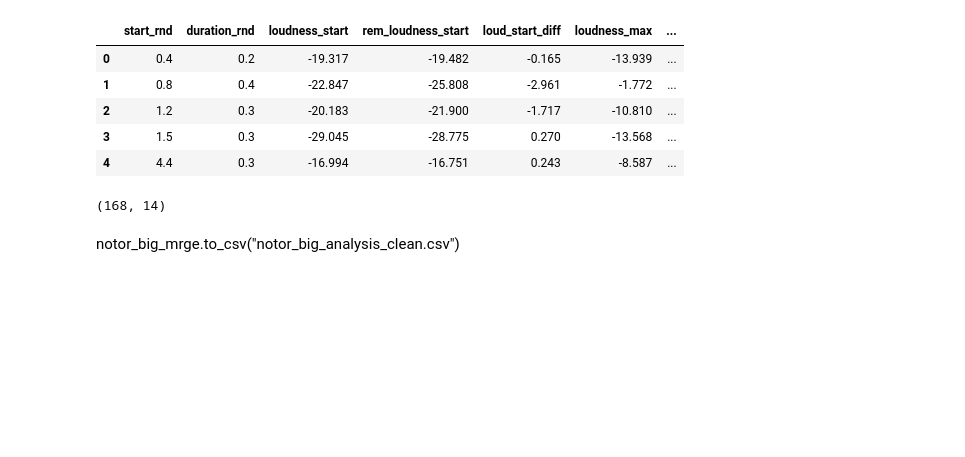
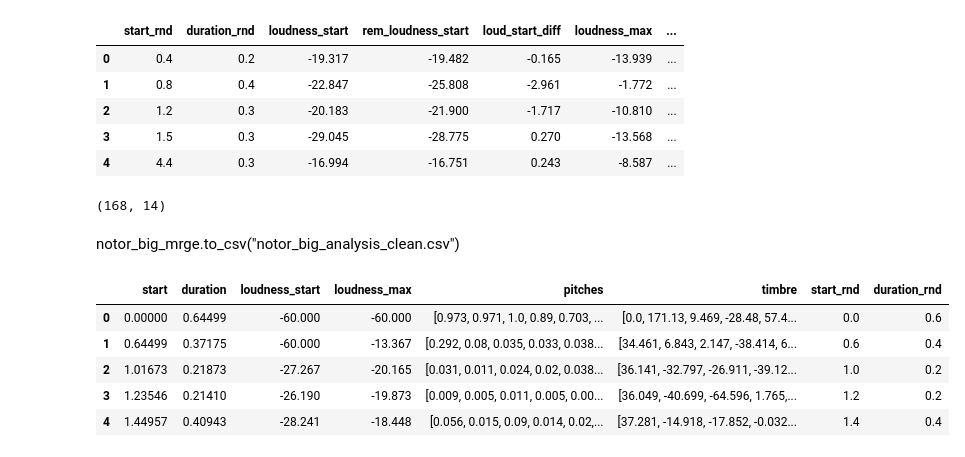
Before and after one commit to adamtsuch21/nss_capstone, a Jupyter notebook: notebooks/capstone_clean_data.ipynb, the cells around one changed output. Cells and saved outputs as stored; diff of their text form; code cells hidden in the pictures; blank space fills up the shorter version.

```diff
--- a/notebooks/capstone_clean_data.ipynb
+++ b/notebooks/capstone_clean_data.ipynb
@@ -184,3 +182,14 @@ headings_aa
  'loudness_end',
  'pitches',
  'timbre']
+# %%
+alanis_fp = data_folder + "alanis/alanis_"
+hootie_fp = data_folder + "hootie/hootie_"
+maze_fp = data_folder + "maze/maze_"
+mj_fp = data_folder + "mj/mj_"
+oasis_fp = data_folder + "oasis/oasis_"
+postal_fp = data_folder + "postal/postal_"
+santana_fp = data_folder + "santana/santana_"
+sinatra_fp = data_folder + "sinatra/sinatra_"
+talking_heads_fp = data_folder + "talking_heads/talking_heads_"
+zeppelin_fp = data_folder + "zeppelin/zeppelin_"
@@ -734,3 +785,15 @@ print(notor_big_mrge.shape)
 (168, 14)
 # %% [markdown]
 notor_big_mrge.to_csv("notor_big_analysis_clean.csv")
+# %%
+alanis_og = pd.read_csv(alanis_fp + 'analysis.csv')
+time_rnd(alanis_og)
+alanis_og = alanis_og.drop(columns=['confidence', 'loudness_max_time', 'loudness_end'])
+alanis_og.head()
+# %% [output]
+|  | start | duration | loudness_start | loudness_max | pitches | timbre | start_rnd | duration_rnd |
+| 0 | 0.00000 | 0.64499 | -60.000 | -60.000 | [0.973, 0.971, 1.0, 0.89, 0.703, ... | [0.0, 171.13, 9.469, -28.48, 57.4... | 0.0 | 0.6 |
+| 1 | 0.64499 | 0.37175 | -60.000 | -13.367 | [0.292, 0.08, 0.035, 0.033, 0.038... | [34.461, 6.843, 2.147, -38.414, 6... | 0.6 | 0.4 |
+| 2 | 1.01673 | 0.21873 | -27.267 | -20.165 | [0.031, 0.011, 0.024, 0.02, 0.038... | [36.141, -32.797, -26.911, -39.12... | 1.0 | 0.2 |
+| 3 | 1.23546 | 0.21410 | -26.190 | -19.873 | [0.009, 0.005, 0.011, 0.005, 0.00... | [36.049, -40.699, -64.596, 1.765,... | 1.2 | 0.2 |
+| 4 | 1.44957 | 0.40943 | -28.241 | -18.448 | [0.056, 0.015, 0.09, 0.014, 0.02,... | [37.281, -14.918, -17.852, -0.032... | 1.4 | 0.4 |
```
Also changed, not shown: parts of 58 cells of this notebook, 14 other files.
